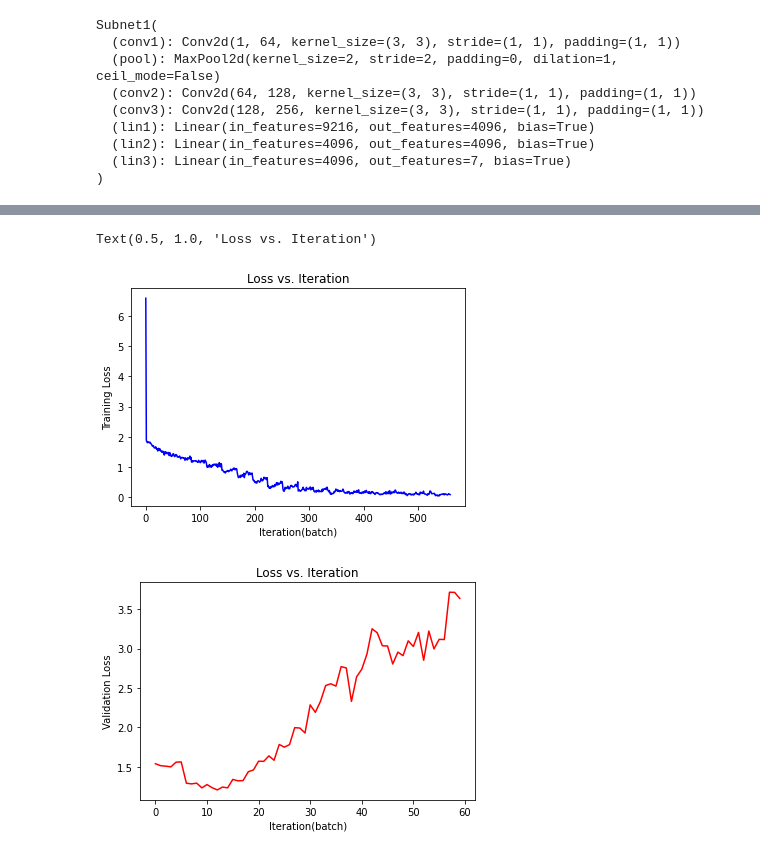
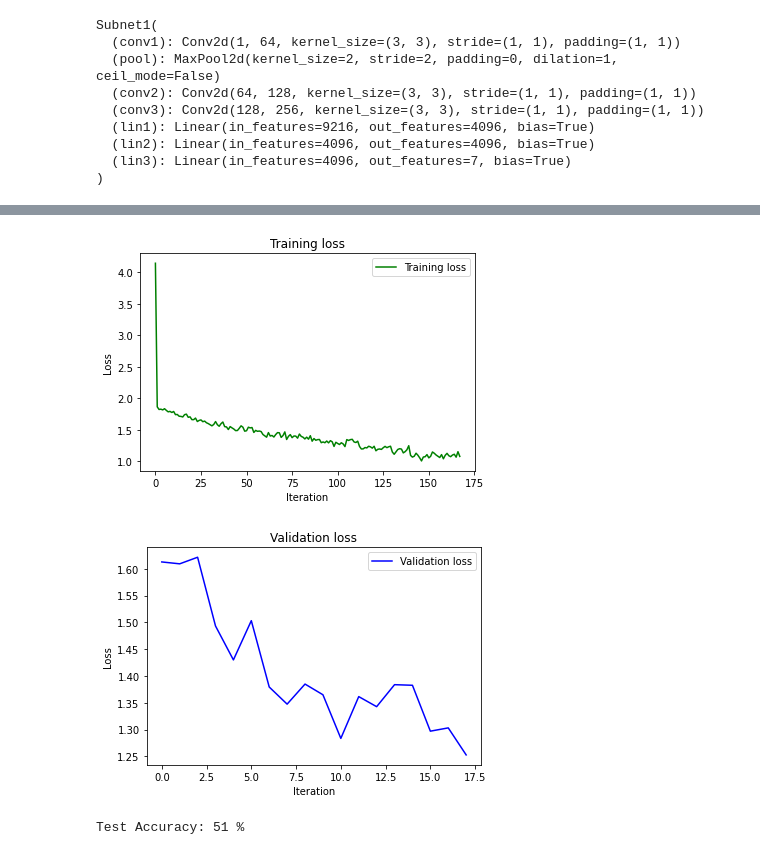
Before and after one commit to usef-kh/EC-523-Deep-Learning-Project, a Jupyter notebook: FER_with_CNN_Ensemble.ipynb, the cells around one changed output, grey strips where cells are left out. Drawn from its saved outputs; the diff is of its cells as text; code cells hidden in the pictures.

```diff
--- a/FER_with_CNN_Ensemble.ipynb
+++ b/FER_with_CNN_Ensemble.ipynb
@@ -158,14 +158,14 @@ Subnet1(
 )
 # %%
 criterion = nn.CrossEntropyLoss()
-optimizer = optim.SGD(net.parameters(), lr=0.01, momentum=0.9)
+optimizer = optim.SGD(net.parameters(), lr=0.001, momentum=0.9)
 # %%
 def train_model(net, trainloader, valloader):
 
     train_loss = []
     val_loss = []
     num = 10
-    for epoch in range(20):
+    for epoch in range(6):
         print("Training")
         net = net.train()
         running_loss = 0.0
@@ -230,21 +231,25 @@ Validating
-# %%
-fig, ax = plt.subplots()  # Create a figure and an axes.
-ax.plot(train_loss, 'b')  # ... and some more.
-ax.set_xlabel('Iteration(batch)')  # Add an x-label to the axes.
-ax.set_ylabel('Training Loss')  # Add a y-label to the axes.
-ax.set_title("Loss vs. Iteration")  # Add a title to the axes.
-
-fig, ax = plt.subplots()  # Create a figure and an axes.
-ax.plot(val_loss, 'r')  # ... and some more.
-ax.set_xlabel('Iteration(batch)')  # Add an x-label to the axes.
-ax.set_ylabel('Validation Loss')  # Add a y-label to the axes.
-ax.set_title("Loss vs. Iteration")  # Add a title to the axes.
-
-
-# plt.plot(train_loss)
-# plt.plot(val_loss)
-# %% [output]
-Text(0.5, 1.0, 'Loss vs. Iteration')
-[figure, removed]
-[figure, removed]
+# %%
+plt.figure()
+plt.plot(train_loss, 'g', label='Training loss')
+plt.title('Training loss')
+plt.xlabel('Iteration')
+plt.ylabel('Loss')
+plt.legend()
+plt.show()
+
+plt.figure()
+plt.plot(val_loss, 'b', label='Validation loss')
+plt.title('Validation loss')
+plt.xlabel('Iteration')
+plt.ylabel('Loss')
+plt.legend()
+plt.show()
+# %% [output]
+[figure, added]
+[figure, added]
+# %%
+acc = test_model(net, testloader)
+print('Test Accuracy: %d %%' % (acc))
+# %% [output]
+Test Accuracy: 51 %
 # %%
```
Also changed, not shown: parts of 6 cells of this notebook.
